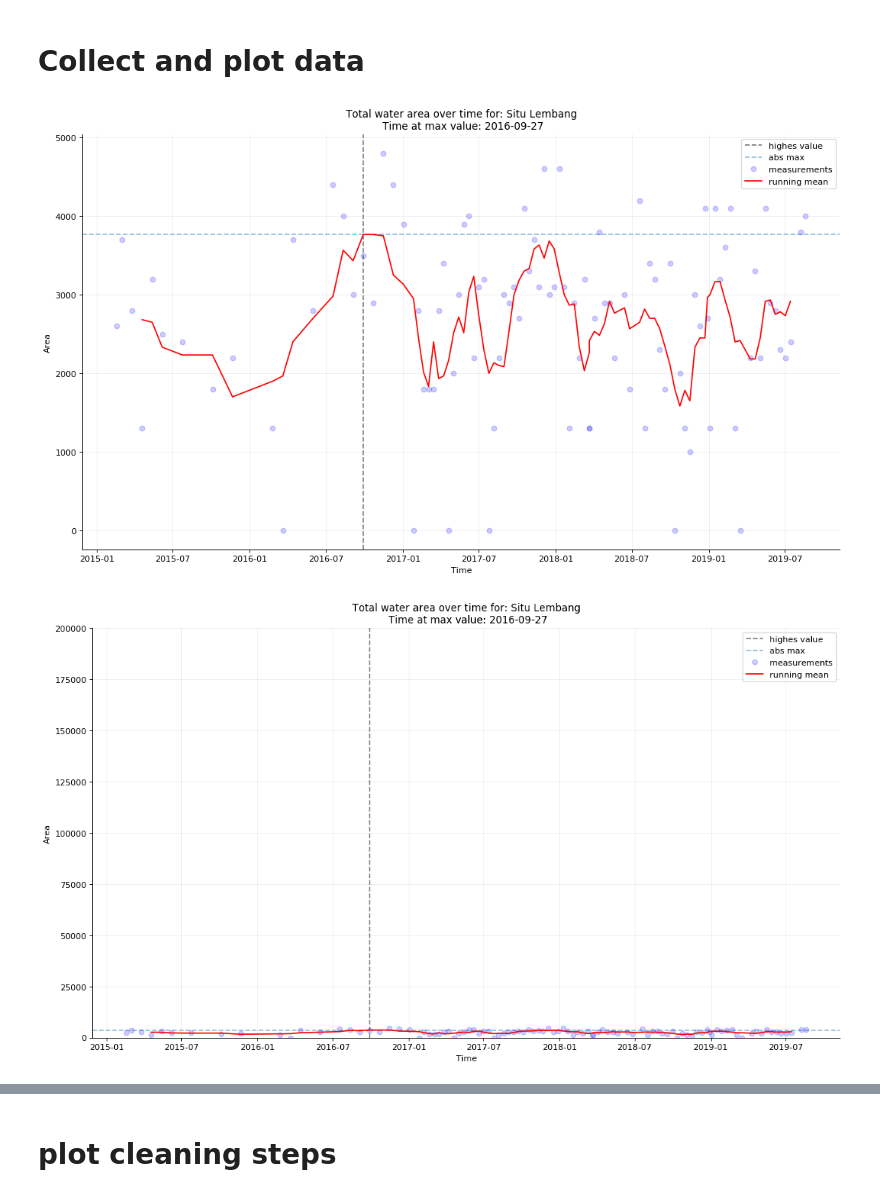
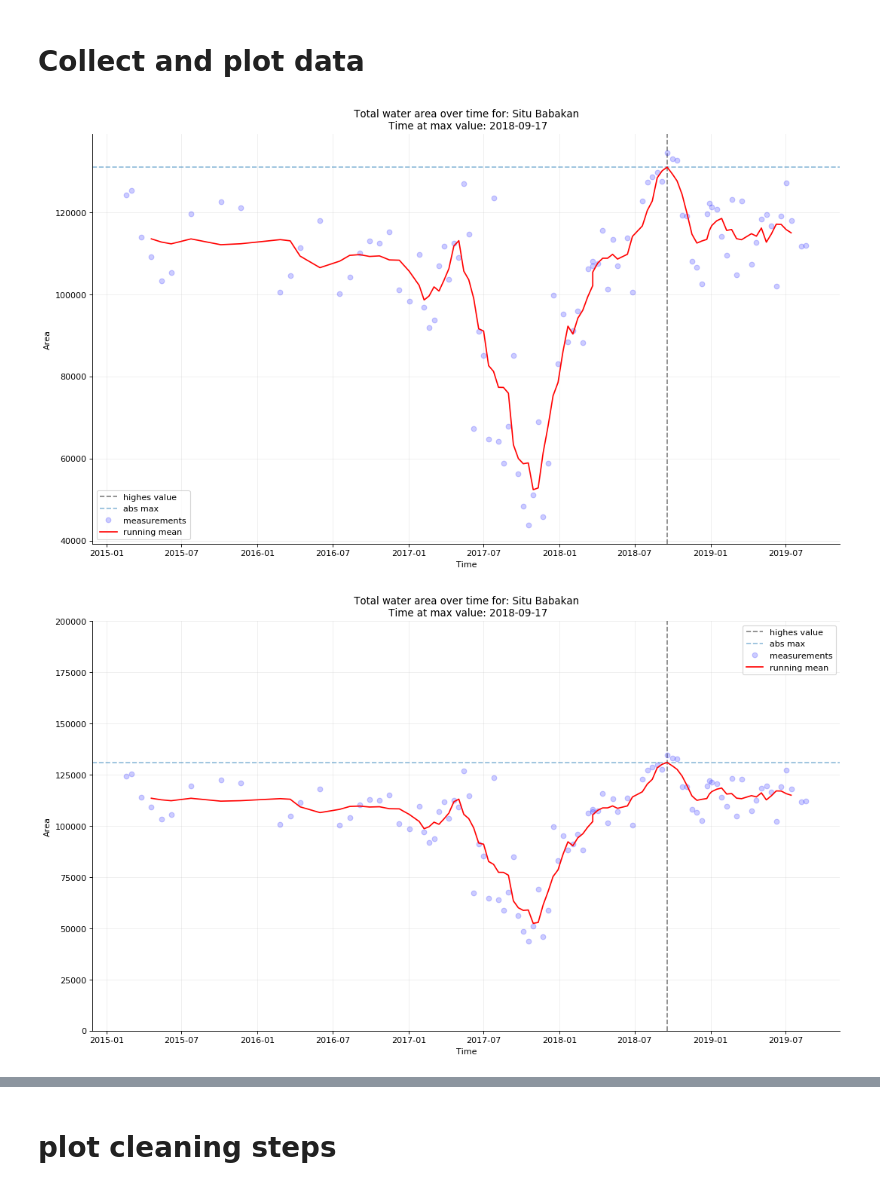
Before and after one commit to krakchris/GCW_toolkit, a Jupyter notebook: GEE_GBDX_local/GEE_get_point_values_GBDX_integration_example.ipynb, the cells around one changed output, grey strips where cells are left out. Drawn from its saved outputs; the diff is of its cells as text; code cells hidden in the pictures.

```diff
--- a/GEE_GBDX_local/GEE_get_point_values_GBDX_integration_example.ipynb
+++ b/GEE_GBDX_local/GEE_get_point_values_GBDX_integration_example.ipynb
@@ -122,7 +122,7 @@ features = [
 SCALE = 10;
 polarization = 'VV'; # vertical/vertical or vertical/horizontal
 # %%
-for i in [0,12]:
+for i in [4,4]:
 
     # set water body of interest
     waterbody_i = i
@@ -157,32 +157,32 @@ for i in [0,12]:
     # get data
     value_mask_size = withSum.aggregate_array('waterArea').getInfo()
 
     # convert timestamp to DateTime 2016-02-25 05:33:19.610
     time = [datetime.datetime.fromtimestamp(int(float(i))/1000) for i in (value_time)]
 
     ### Reshape data into Pandas Dataframe
     df = pd.DataFrame(data=value_mask_size, index=list(range(len(value_mask_size))),\
                       columns=['size_water'])
 
     df = df.interpolate()
     df['DateTime'] = pd.Series(time, index=df.index)
 
     df = df.sort_values('DateTime').reset_index(drop = True)
 
     # remove outliers
     df = df[np.abs(df.size_water-df.size_water.mean()) <= (3*df.size_water.std())]
 
     # add running means
     df['roll_mean'] = df['size_water'].rolling(window = 6, center = True).mean()
 
     index = 2
 
     water_max_plot(df, name, index, zoom = True)
     water_max_plot(df, name, index, zoom = False)
 
     max_value, t_max = find_max(df, index)
 
     print(name, t_max)
 # %% [output]
-[figure, old version]
+[figure, new version]
-[figure, old version]
+[figure, new version]
```
Also changed, not shown: parts of 11 cells of this notebook, 2 other files.
